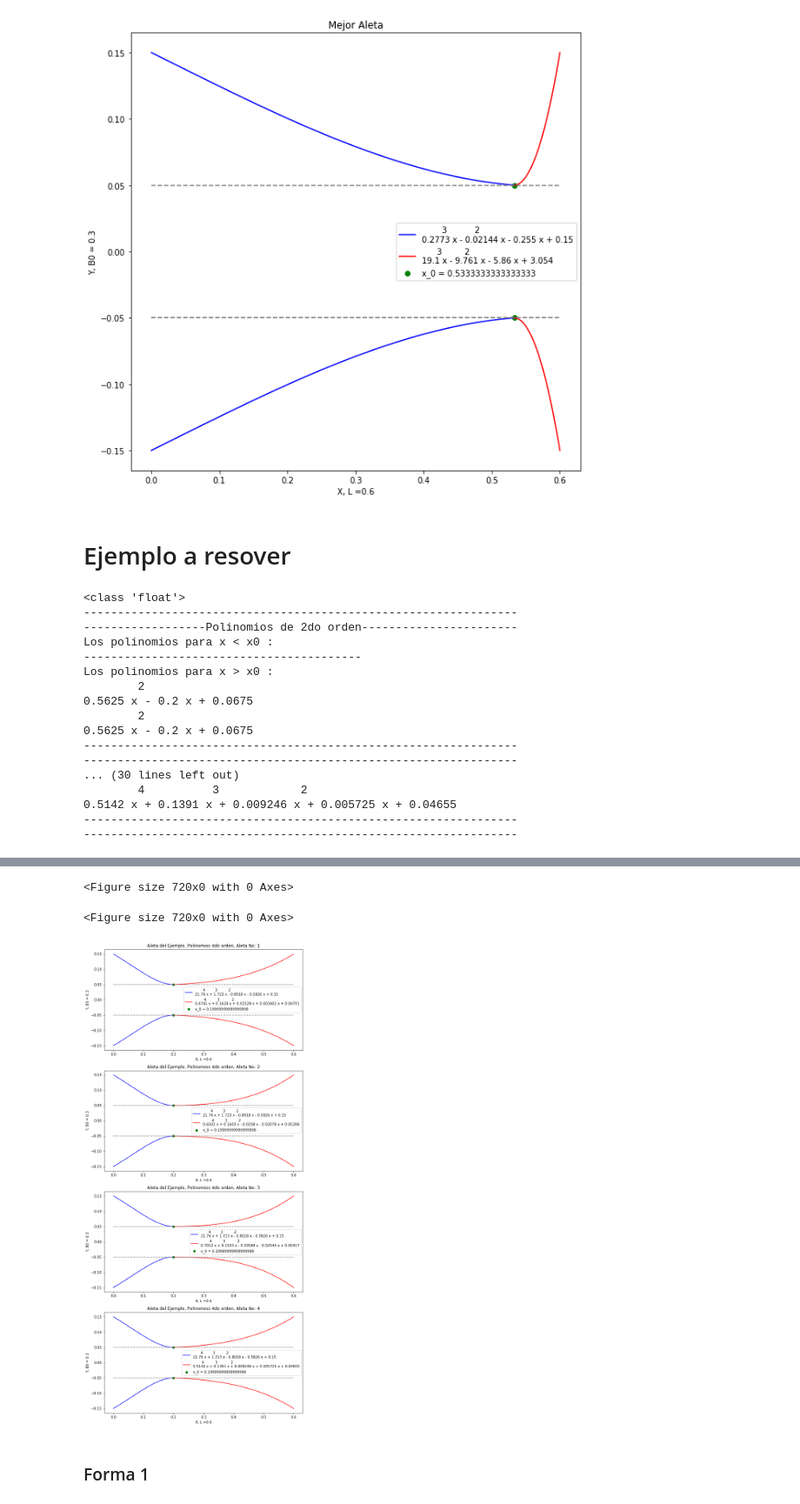
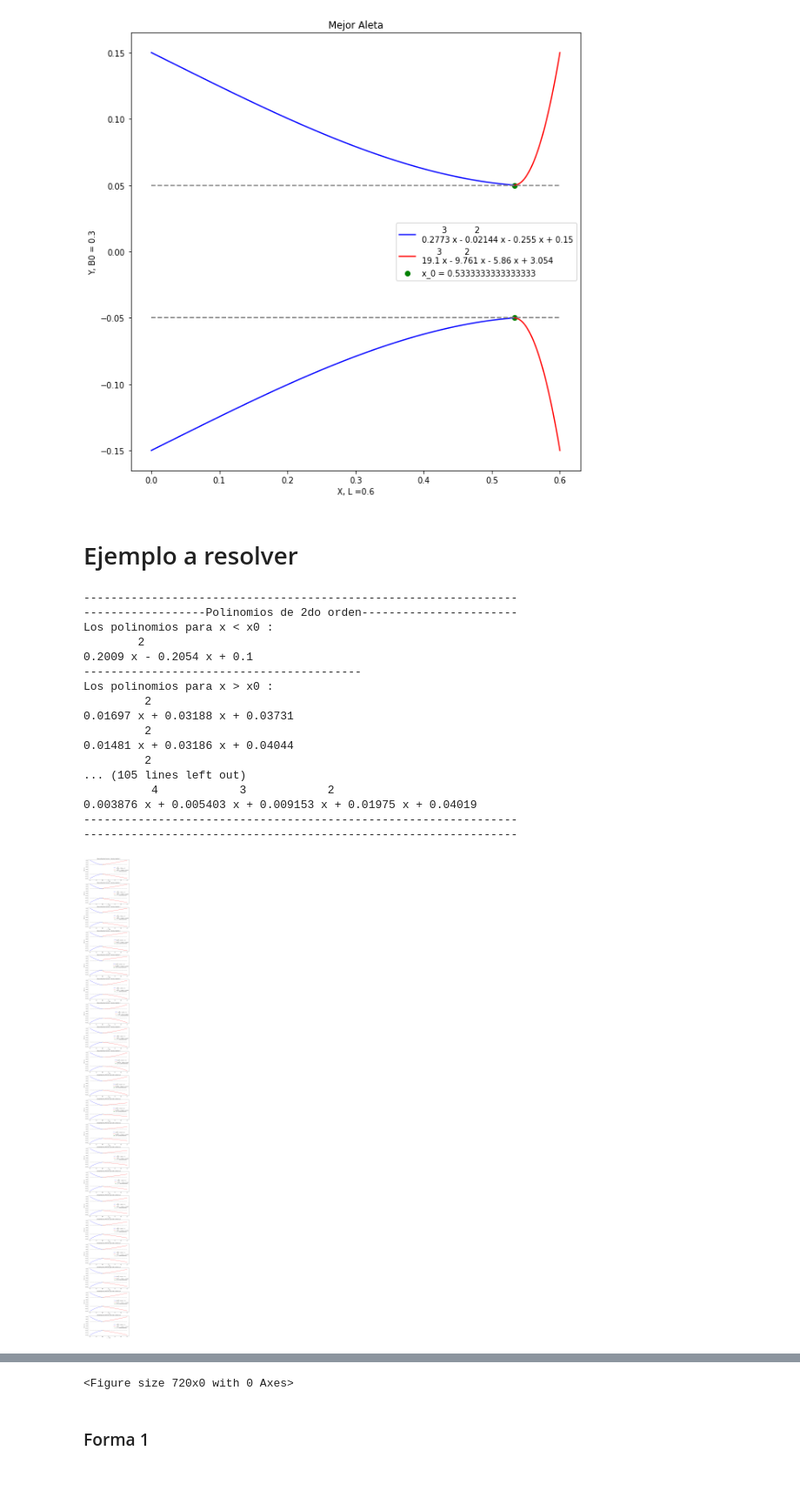
Before and after one commit to AndresFlorez-Git/Proyectos_Transferencia_de_Calor, a Jupyter notebook: Proyecto_1.ipynb, the cells around one changed output, grey strips where cells are left out. Shown at 87% size. Drawn from its saved outputs; the diff is of its cells as text; code cells hidden in the pictures; blank space fills up the shorter version.

```diff
--- a/Proyecto_1.ipynb
+++ b/Proyecto_1.ipynb
@@ -240,7 +240,7 @@ plt.legend()
 [figure]
 [figure]
 # %% [markdown]
-# Ejemplo a resover
+# Ejemplo a resolver
 # %%
 import numpy as np
 import matplotlib.pyplot as plt
@@ -249,22 +249,22 @@ warnings.filterwarnings("ignore")
 
 
 # Sección de parámetros de entrada
-h = 58.0
-k = 10000.0
+h = 1000.0
+k = 58.0
 
-B0 = 0.3
-Bn = 0.3
-L = 0.6
+B0 = 0.2
+Bn = 0.2
+L = 1.2
 l = 0.36
 b = 0.1
 hk = h/k  # Parámetro h/k
-theta0 = 10.0
+theta0 = 100.0
 thetan = 10.0
 
 
 # parámetros adicionales
-C_material = 3.0
-C_manufactura = 2.0
+C_material = 20.0
+C_manufactura = 30.0
 
 x0 = L/3;
 
@@ -299,7 +299,7 @@ for i in rangoxi:
         yi0 = np.array([B0/2, j , b/2])
         zi0 = np.polyfit(i0, yi0, 2, full=False)
         p0 = np.poly1d(zi0)
-        if abs((p0(x0+delta)-p0(x0-delta))/(2*delta)) <= 0.05 and min(p0(xi))>=b/2:
+        if abs((p0(x0+delta)-p0(x0-delta))/(2*delta)) <= 0.05 and min(p0(xi))>=b/2 and min(p0(xi))<=(b/2)*1.05:
             #coef_polinomios.append([p0[3],p0[2],p0[1],p0[0]])
             coef_polinomios_izquierda_2r.append(p0)
 
@@ -309,7 +309,7 @@ for i in rangoxd:
         yi0 = np.array([b/2, j , Bn/2])
         zi0 = np.polyfit(i0, yi0, 2, full=False)
         p0 = np.poly1d(zi0)
-        if abs((p0(x0+delta)-p0(x0-delta))/(2*delta)) <= 0.05 and min(p0(xd))>=b/2:
+        if abs((p0(x0+delta)-p0(x0-delta))/(2*delta)) <= 0.05 and min(p0(xd))>=b/2 and min(p0(xi))<=(b/2)*1.05:
             #coef_polinomios.append([p0[3],p0[2],p0[1],p0[0]])
             coef_polinomios_derecha_2r.append(p0)
 
@@ -324,7 +324,7 @@ for i in rangoxi:
         yi0 = np.array([B0/2, j , b/2])
         zi0 = np.polyfit(i0, yi0, 3, full=False)
         p0 = np.poly1d(zi0)
-        if abs((p0(x0+delta)-p0(x0-delta))/(2*delta)) <= 0.05 and min(p0(xi))>=b/2:
+        if abs((p0(x0+delta)-p0(x0-delta))/(2*delta)) <= 0.05 and min(p0(xi))>=b/2 and min(p0(xi))<=(b/2)*1.05:
             #coef_polinomios.append([p0[3],p0[2],p0[1],p0[0]])
             coef_polinomios_izquierda_3r.append(p0)
 
@@ -334,7 +334,7 @@ for i in rangoxd:
         yi0 = np.array([b/2, j , Bn/2])
         zi0 = np.polyfit(i0, yi0, 3, full=False)
         p0 = np.poly1d(zi0)
-        if abs((p0(x0+delta)-p0(x0-delta))/(2*delta)) <= 0.05 and min(p0(xd))>=b/2:
+        if abs((p0(x0+delta)-p0(x0-delta))/(2*delta)) <= 0.05 and min(p0(xd))>=b/2 and min(p0(xi))<=(b/2)*1.05:
             #coef_polinomios.append([p0[3],p0[2],p0[1],p0[0]])
             coef_polinomios_derecha_3r.append(p0)
 
@@ -350,7 +350,7 @@ for i in rangoxi:
         yi0 = np.array([B0/2, j , b/2])
         zi0 = np.polyfit(i0, yi0, 4, full=False)
         p0 = np.poly1d(zi0)
-        if abs((p0(x0+delta)-p0(x0-delta))/(2*delta)) <= 0.05 and min(p0(xi))>=b/2:
+        if abs((p0(x0+delta)-p0(x0-delta))/(2*delta)) <= 0.05 and min(p0(xi))==b/2:
             #coef_polinomios.append([p0[3],p0[2],p0[1],p0[0]])
             coef_polinomios_izquierda_4r.append(p0)
 
@@ -360,7 +360,7 @@ for i in rangoxd:
         yi0 = np.array([b/2, j , Bn/2])
         zi0 = np.polyfit(i0, yi0, 4, full=False)
         p0 = np.poly1d(zi0)
-        if abs((p0(x0+delta)-p0(x0-delta))/(2*delta)) <= 0.05 and min(p0(xd))>=b/2:
+        if abs((p0(x0+delta)-p0(x0-delta))/(2*delta)) <= 0.05 and min(p0(xd))==b/2:
             #coef_polinomios.append([p0[3],p0[2],p0[1],p0[0]])
             coef_polinomios_derecha_4r.append(p0)
 
@@ -456,40 +456,41 @@ print('                                                                ')
 
 aletas_4r = []
 plt.figure(3,figsize=(10,len(coef_polinomios_izquierda_4r)*len(coef_polinomios_derecha_4r)*6))
 cto = 1
 for i in range(0,len(coef_polinomios_izquierda_4r)):
     for j in range(0,len(coef_polinomios_derecha_4r)):
         plt.subplot(len(coef_polinomios_izquierda_4r)*len(coef_polinomios_derecha_4r),1,cto)
         plt.plot(xi,coef_polinomios_izquierda_4r[i](xi),c = 'blue',label='{}'.format(coef_polinomios_izquierda_4r[i]))
         plt.plot(xd,coef_polinomios_derecha_4r[j](xd),c = 'red',label='{}'.format(coef_polinomios_derecha_4r[j]))
         plt.plot(xi,-coef_polinomios_izquierda_4r[i](xi),c = 'blue')
         plt.plot(xd,-coef_polinomios_derecha_4r[j](xd),c = 'red')
         plt.plot(x,bb,ls ='--',c = 'gray')
         plt.plot(x,-bb,ls ='--',c= 'gray')
         plt.scatter(x0,b/2,c = 'green',label='x_0 = {}'.format(x0))
         plt.scatter(x0,-b/2,c= 'green')
         plt.title('Aleta del Ejemplo, Polinomios 4do orden, Aleta No: {}'.format(cto))
         plt.xlabel('X, L ={}'.format(L))
         plt.ylabel('Y, B0 = {}'.format(B0))
         plt.legend()
         cto = cto+1
         aletas_4r.append([coef_polinomios_izquierda_4r[i],coef_polinomios_derecha_4r[j]])
         aletas.append([coef_polinomios_izquierda_4r[i],coef_polinomios_derecha_4r[j]])
 # %% [output]
-<class 'float'>
 ----------------------------------------------------------------
 ------------------Polinomios de 2do orden-----------------------
 Los polinomios para x < x0 :
+        2
+0.2009 x - 0.2054 x + 0.1
 -----------------------------------------
 Los polinomios para x > x0 :
-        2
-0.5625 x - 0.2 x + 0.0675
-        2
-0.5625 x - 0.2 x + 0.0675
+         2
+0.01697 x + 0.03188 x + 0.03731
+         2
+0.01481 x + 0.03186 x + 0.04044
+         2
+... (105 lines left out)
+          4            3            2
+0.003876 x + 0.005403 x + 0.009153 x + 0.01975 x + 0.04019
 ----------------------------------------------------------------
 ----------------------------------------------------------------
-... (30 lines left out)
-        4          3            2
-0.5142 x + 0.1391 x + 0.009246 x + 0.005725 x + 0.04655
-----------------------------------------------------------------
-----------------------------------------------------------------
+[figure, new version]
@@ -496,6 +498,4 @@ Los polinomios para x > x0 :
 <Figure size 720x0 with 0 Axes>
-<Figure size 720x0 with 0 Axes>
-[figure, old version]
 # %% [markdown]
 ### Forma 1
 # %%
```
Also changed, not shown: parts of 3 cells of this notebook.
